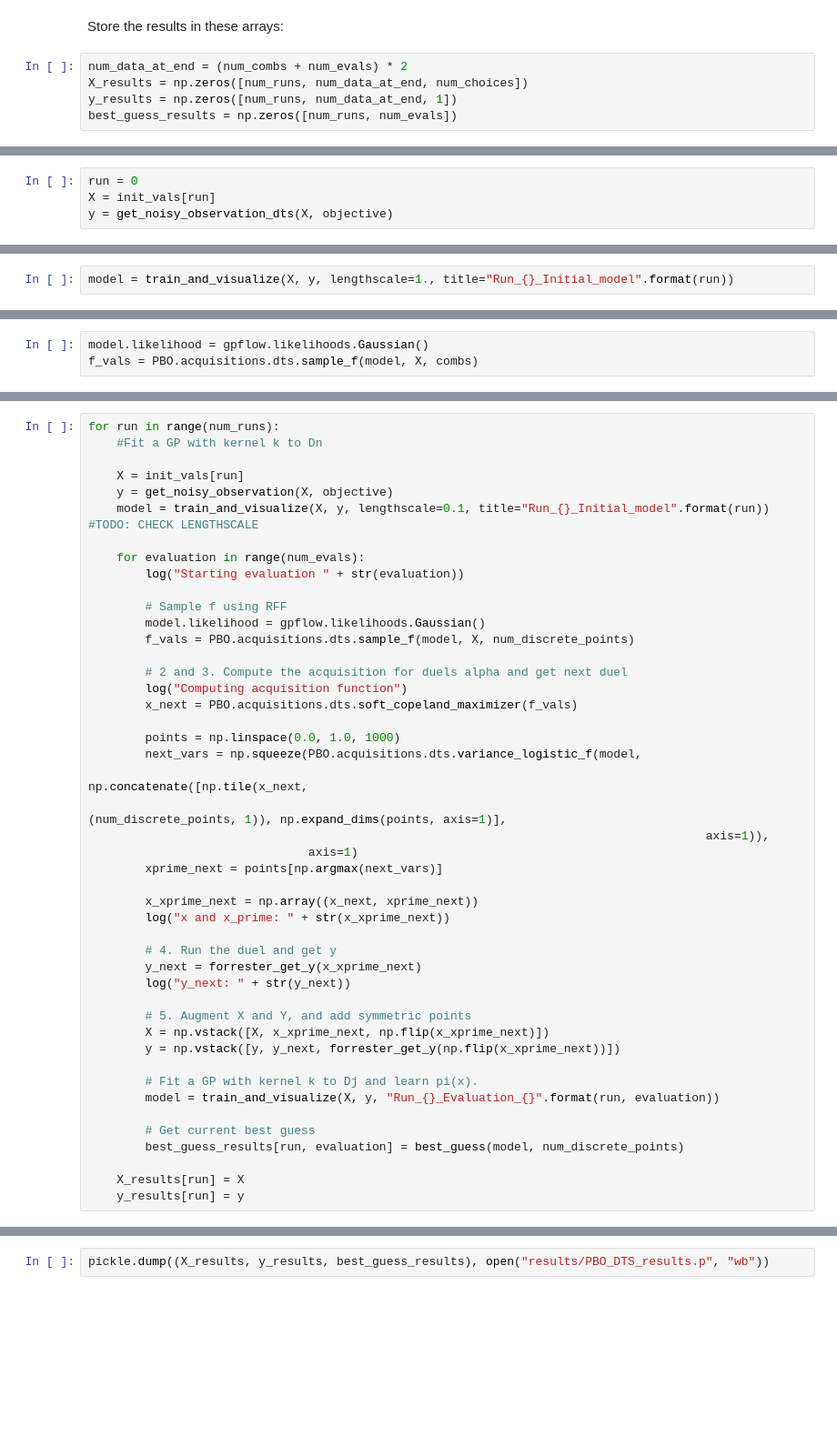
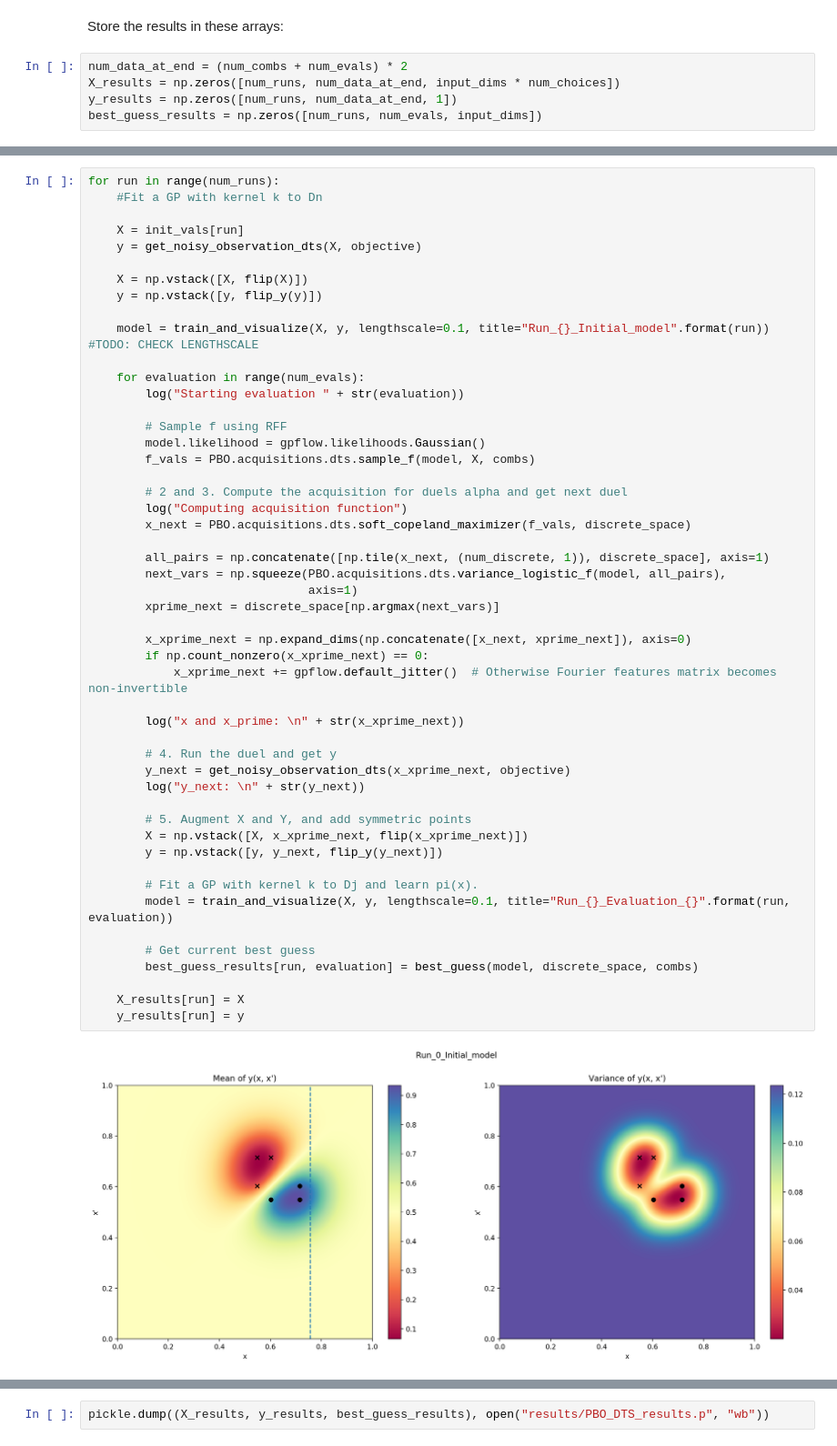
Before and after one commit to sebtsh/Top-k-Ranking-Bayesian-Optimization, a Jupyter notebook: notebooks/DTS/PBO_DTS_Forr.ipynb, the cells around one changed output, grey strips where cells are left out. Shown at 91% size. Saved outputs shown, nothing was run; the diff lists cells and outputs as text; blank space fills up the shorter version.

```diff
--- a/notebooks/DTS/PBO_DTS_Forr.ipynb
+++ b/notebooks/DTS/PBO_DTS_Forr.ipynb
@@ -204,6 +253,6 @@ init_vals = np.concatenate([init_points, symmetric_points], axis=-2)  # Model al
 Store the results in these arrays:
 # %%
 num_data_at_end = (num_combs + num_evals) * 2
-X_results = np.zeros([num_runs, num_data_at_end, num_choices])
+X_results = np.zeros([num_runs, num_data_at_end, input_dims * num_choices])
 y_results = np.zeros([num_runs, num_data_at_end, 1])
-best_guess_results = np.zeros([num_runs, num_evals])
+best_guess_results = np.zeros([num_runs, num_evals, input_dims])
@@ -213,4 +258,0 @@ combs = PBO.acquisitions.dts.combinations(discrete_space)
-# %%
-run = 0
-X = init_vals[run]
-y = get_noisy_observation_dts(X, objective)
@@ -235,2 +258,0 @@ array([[0],
-# %%
-model = train_and_visualize(X, y, lengthscale=1., title="Run_{}_Initial_model".format(run))
@@ -245,3 +258,0 @@ print_summary(model)
-# %%
-model.likelihood = gpflow.likelihoods.Gaussian()
-f_vals = PBO.acquisitions.dts.sample_f(model, X, combs)
@@ -250,46 +259,52 @@ NameError: name 'num_discrete_points' is not defined
 # %%
 for run in range(num_runs):
     #Fit a GP with kernel k to Dn
 
     X = init_vals[run]
-    y = get_noisy_observation(X, objective)
+    y = get_noisy_observation_dts(X, objective)
+
+    X = np.vstack([X, flip(X)])
+    y = np.vstack([y, flip_y(y)])
+
     model = train_and_visualize(X, y, lengthscale=0.1, title="Run_{}_Initial_model".format(run))  #TODO: CHECK LENGTHSCALE
 
     for evaluation in range(num_evals):
         log("Starting evaluation " + str(evaluation))
 
         # Sample f using RFF
         model.likelihood = gpflow.likelihoods.Gaussian()
-        f_vals = PBO.acquisitions.dts.sample_f(model, X, num_discrete_points)
+        f_vals = PBO.acquisitions.dts.sample_f(model, X, combs)
 
         # 2 and 3. Compute the acquisition for duels alpha and get next duel
         log("Computing acquisition function")
-        x_next = PBO.acquisitions.dts.soft_copeland_maximizer(f_vals)
+        x_next = PBO.acquisitions.dts.soft_copeland_maximizer(f_vals, discrete_space)
 
-        points = np.linspace(0.0, 1.0, 1000)
-        next_vars = np.squeeze(PBO.acquisitions.dts.variance_logistic_f(model,
-                                                                        np.concatenate([np.tile(x_next,
-                                                                                                (num_discrete_points, 1)), np.expand_dims(points, axis=1)],
-                                                                                       axis=1)),
+        all_pairs = np.concatenate([np.tile(x_next, (num_discrete, 1)), discrete_space], axis=1)
+        next_vars = np.squeeze(PBO.acquisitions.dts.variance_logistic_f(model, all_pairs),
                                axis=1)
-        xprime_next = points[np.argmax(next_vars)]
+        xprime_next = discrete_space[np.argmax(next_vars)]
 
-        x_xprime_next = np.array((x_next, xprime_next))
-        log("x and x_prime: " + str(x_xprime_next))
+        x_xprime_next = np.expand_dims(np.concatenate([x_next, xprime_next]), axis=0)
+        if np.count_nonzero(x_xprime_next) == 0:
+            x_xprime_next += gpflow.default_jitter()  # Otherwise Fourier features matrix becomes non-invertible
+
+        log("x and x_prime: \n" + str(x_xprime_next))
 
         # 4. Run the duel and get y
-        y_next = forrester_get_y(x_xprime_next)
-        log("y_next: " + str(y_next))
+        y_next = get_noisy_observation_dts(x_xprime_next, objective)
+        log("y_next: \n" + str(y_next))
 
         # 5. Augment X and Y, and add symmetric points
-        X = np.vstack([X, x_xprime_next, np.flip(x_xprime_next)])
-        y = np.vstack([y, y_next, forrester_get_y(np.flip(x_xprime_next))])
+        X = np.vstack([X, x_xprime_next, flip(x_xprime_next)])
+        y = np.vstack([y, y_next, flip_y(y_next)])
 
         # Fit a GP with kernel k to Dj and learn pi(x).
-        model = train_and_visualize(X, y, "Run_{}_Evaluation_{}".format(run, evaluation))
+        model = train_and_visualize(X, y, lengthscale=0.1, title="Run_{}_Evaluation_{}".format(run, evaluation))
 
         # Get current best guess
-        best_guess_results[run, evaluation] = best_guess(model, num_discrete_points)
+        best_guess_results[run, evaluation] = best_guess(model, discrete_space, combs)
 
     X_results[run] = X
     y_results[run] = y
+# %% [output]
+[figure, added]
```
Also changed, not shown: parts of 22 cells of this notebook, 3 other files.
